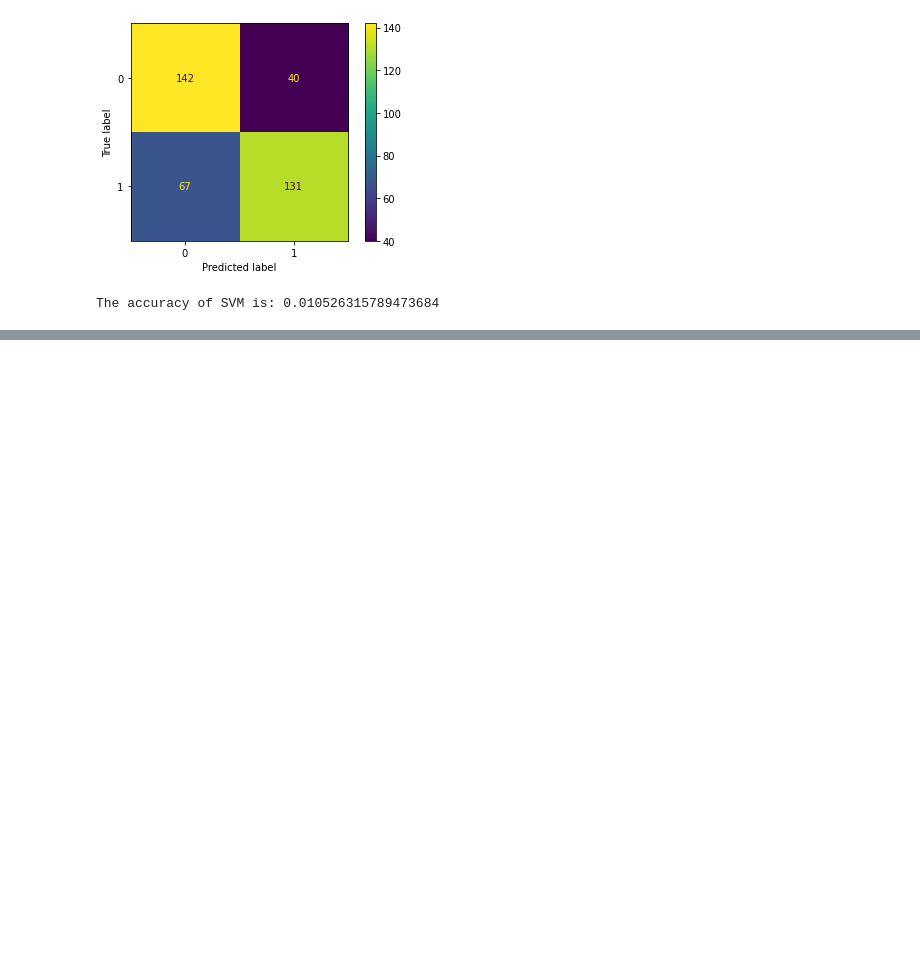
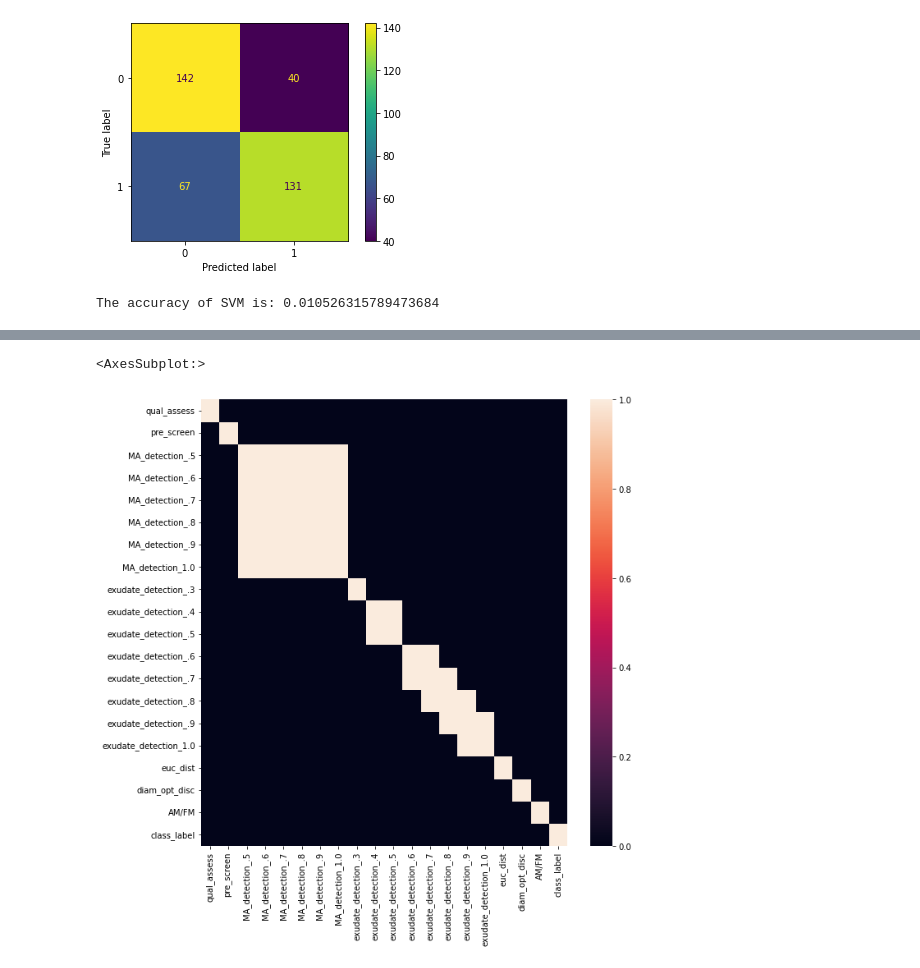
Before and after one commit to Giusseppe-97/Uncertainty_Quantification, a Jupyter notebook: code/code_classification/Messidor/support_vector_machine_messidor.ipynb, the cells around one changed output, grey strips where cells are left out. Saved outputs shown, nothing was run; the diff lists cells and outputs as text; code cells hidden in the pictures; blank space fills up the shorter version.

Commit message:
Update support_vector_machine_messidor.ipynb
Improvement with github public repository, still need  to adapt to my code

```diff
--- a/code/code_classification/Messidor/support_vector_machine_messidor.ipynb
+++ b/code/code_classification/Messidor/support_vector_machine_messidor.ipynb
@@ -335,0 +336,30 @@ The accuracy of SVM is: 0.010526315789473684
+# %%
+# Import necessary libraries
+import pandas as pd
+import matplotlib.pyplot as plt
+import seaborn as sns
+import numpy as np
+from sklearn.linear_model import LogisticRegression
+from sklearn.preprocessing import StandardScaler
+from sklearn.model_selection import train_test_split, cross_val_score, KFold, GridSearchCV, RandomizedSearchCV
+from sklearn.metrics import roc_curve, f1_score, accuracy_score, recall_score, precision_score, auc, confusion_matrix
+from sklearn.pipeline import Pipeline
+from sklearn.dummy import DummyClassifier
+from sklearn.neighbors import KNeighborsClassifier
+from sklearn.ensemble import RandomForestClassifier
+from sklearn.svm import SVC
+from sklearn.base import BaseEstimator
+from sklearn.base import TransformerMixin
+from sklearn.pipeline import FeatureUnion, make_pipeline
+from sklearn.preprocessing import StandardScaler, OneHotEncoder
+from sklearn.compose import ColumnTransformer, make_column_transformer
+from sklearn.decomposition import PCA
+from scipy.stats import randint as sp_randint
+import warnings
+warnings.filterwarnings('ignore')
+
+data_dir = "..\..\..\data\data_classification"
+data_path = os.path.join(data_dir, "messidor_classification.csv")
+df = pd.read_csv(data_path, header=0)
+
+print(df.head())
@@ -335,0 +387,10 @@ The accuracy of SVM is: 0.010526315789473684
+# %%
+# Change column names so that we can keepy better track of each attribute.
+col_names = ['qual_assess','pre_screen','MA_detection_.5','MA_detection_.6','MA_detection_.7','MA_detection_.8',
+             'MA_detection_.9','MA_detection_1.0','exudate_detection_.3','exudate_detection_.4','exudate_detection_.5','exudate_detection_.6'
+             ,'exudate_detection_.7','exudate_detection_.8','exudate_detection_.9','exudate_detection_1.0',
+             'euc_dist','diam_opt_disc','AM/FM','class_label']
+df.columns = col_names
+# %%
+# Extract binary class in numeric form (1 or 0) from string.
+df.class_label = df.class_label.apply(lambda x: pd.to_numeric(str(x)[2]))
@@ -335,0 +418,7 @@ The accuracy of SVM is: 0.010526315789473684
+# %%
+# Heatmap of correlation above 0.8.
+fig = plt.figure(figsize = (10,10))
+sns.heatmap(abs(df.corr()) > .8)
+# %% [output]
+<AxesSubplot:>
+[figure, added]
```
Also changed, not shown: parts of 27 cells of this notebook.
